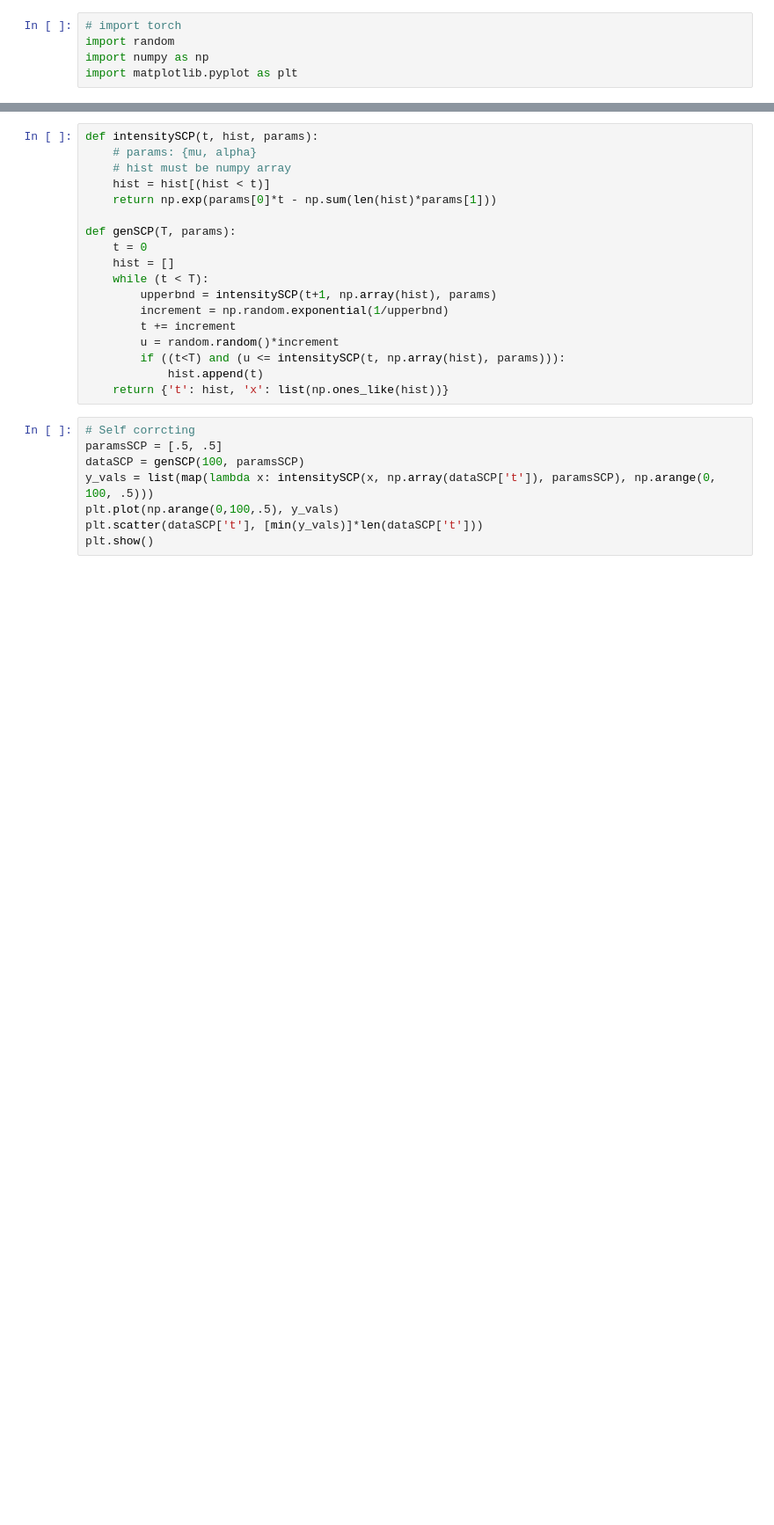
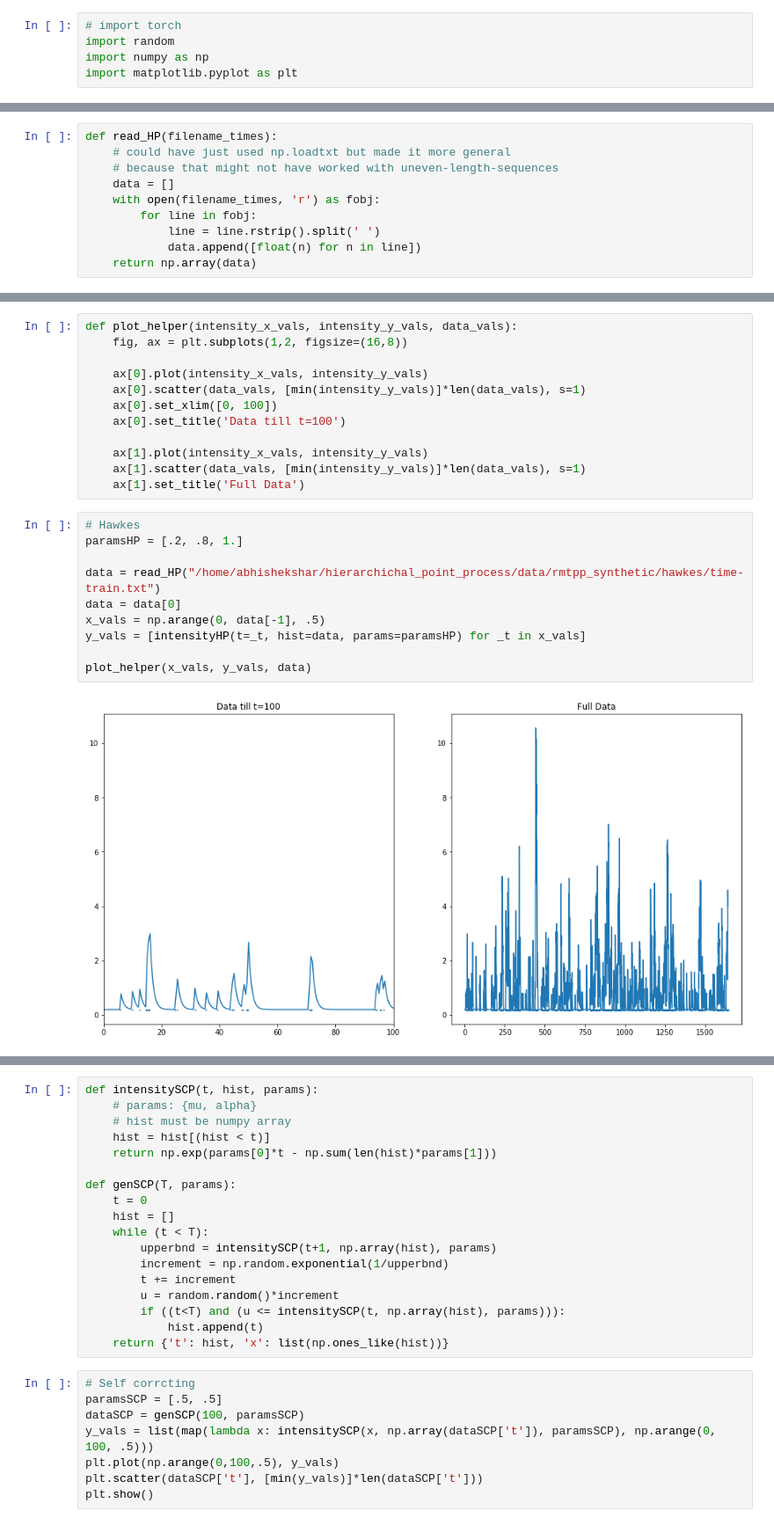
Before and after one commit to shaabhishek/hierarchical-pp-new, a Jupyter notebook: src/notebooks/Synthetic Data.ipynb, the cells around one changed output, grey strips where cells are left out. Shown: that part at 88% size. Drawn from its saved outputs; the diff is of its cells as text; blank space fills up the shorter version.

```diff
--- a/src/notebooks/Synthetic Data.ipynb
+++ b/src/notebooks/Synthetic Data.ipynb
@@ -23,0 +24,10 @@ def genHP(T, params):
+# %%
+def read_HP(filename_times):
+    # could have just used np.loadtxt but made it more general
+    # because that might not have worked with uneven-length-sequences
+    data = []
+    with open(filename_times, 'r') as fobj:
+        for line in fobj:
+            line = line.rstrip().split(' ')
+            data.append([float(n) for n in line])
+    return np.array(data)
@@ -23,0 +50,24 @@ def genHP(T, params):
+# %%
+def plot_helper(intensity_x_vals, intensity_y_vals, data_vals):
+    fig, ax = plt.subplots(1,2, figsize=(16,8))
+
+    ax[0].plot(intensity_x_vals, intensity_y_vals)
+    ax[0].scatter(data_vals, [min(intensity_y_vals)]*len(data_vals), s=1)
+    ax[0].set_xlim([0, 100])
+    ax[0].set_title('Data till t=100')
+
+    ax[1].plot(intensity_x_vals, intensity_y_vals)
+    ax[1].scatter(data_vals, [min(intensity_y_vals)]*len(data_vals), s=1)
+    ax[1].set_title('Full Data')
+# %%
+# Hawkes
+paramsHP = [.2, .8, 1.]
+
+data = read_HP("/home/abhishekshar/hierarchichal_point_process/data/rmtpp_synthetic/hawkes/time-train.txt")
+data = data[0]
+x_vals = np.arange(0, data[-1], .5)
+y_vals = [intensityHP(t=_t, hist=data, params=paramsHP) for _t in x_vals]
+
+plot_helper(x_vals, y_vals, data)
+# %% [output]
+[figure, added]
```
Also changed, not shown: parts of 4 cells of this notebook, 6 other files.
